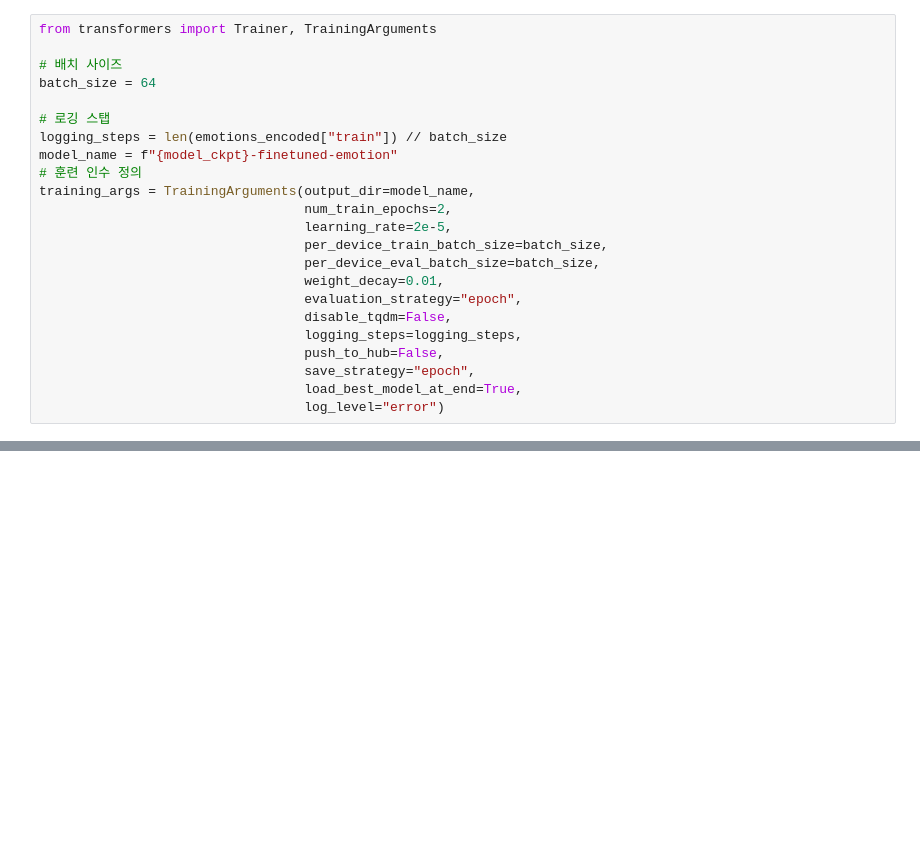
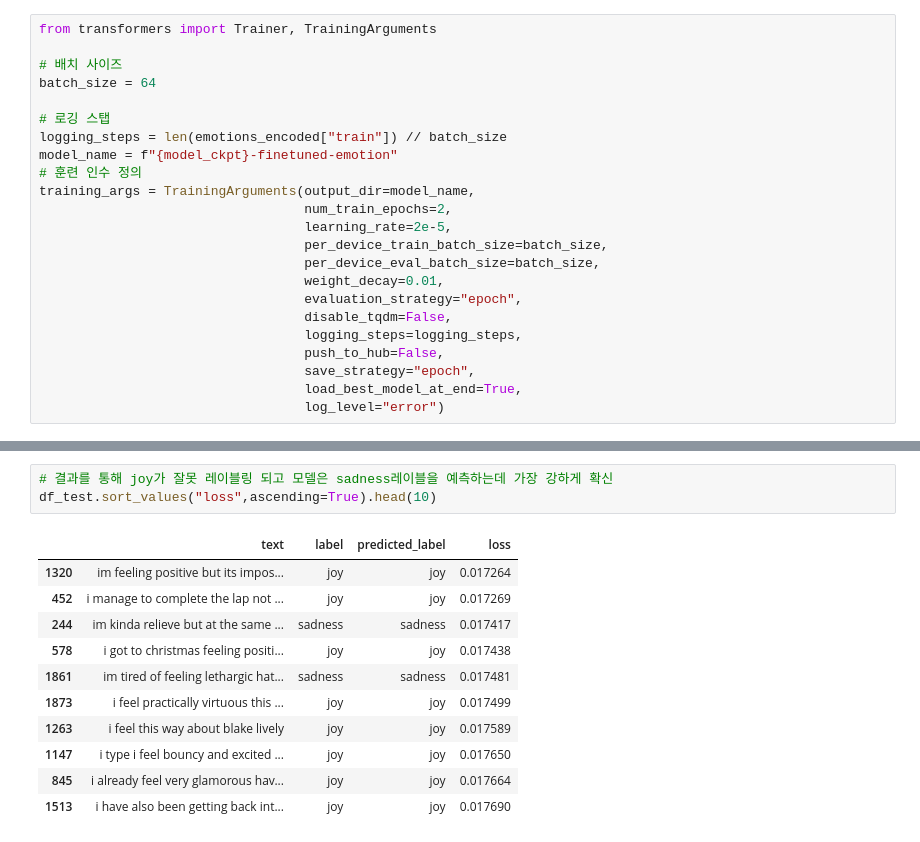
Before and after one commit to Nicered/TransformerStudy, a Jupyter notebook: classifier.ipynb, the cells around one changed output, grey strips where cells are left out. Drawn from its saved outputs; the diff is of its cells as text; blank space fills up the shorter version.

```diff
--- a/classifier.ipynb
+++ b/classifier.ipynb
@@ -528,0 +581,15 @@ trainer.train()
+# %%
+# 결과를 통해 joy가 잘못 레이블링 되고 모델은 sadness레이블을 예측하는데 가장 강하게 확신
+df_test.sort_values("loss",ascending=True).head(10)
+# %% [output]
+|  | text | label | predicted_label | loss |
+| 1320 | im feeling positive but its impos... | joy | joy | 0.017264 |
+| 452 | i manage to complete the lap not ... | joy | joy | 0.017269 |
+| 244 | im kinda relieve but at the same ... | sadness | sadness | 0.017417 |
+| 578 | i got to christmas feeling positi... | joy | joy | 0.017438 |
+| 1861 | im tired of feeling lethargic hat... | sadness | sadness | 0.017481 |
+| 1873 | i feel practically virtuous this ... | joy | joy | 0.017499 |
+| 1263 | i feel this way about blake lively | joy | joy | 0.017589 |
+| 1147 | i type i feel bouncy and excited ... | joy | joy | 0.017650 |
+| 845 | i already feel very glamorous hav... | joy | joy | 0.017664 |
+| 1513 | i have also been getting back int... | joy | joy | 0.017690 |
```
Also changed, not shown: parts of 6 cells of this notebook.
